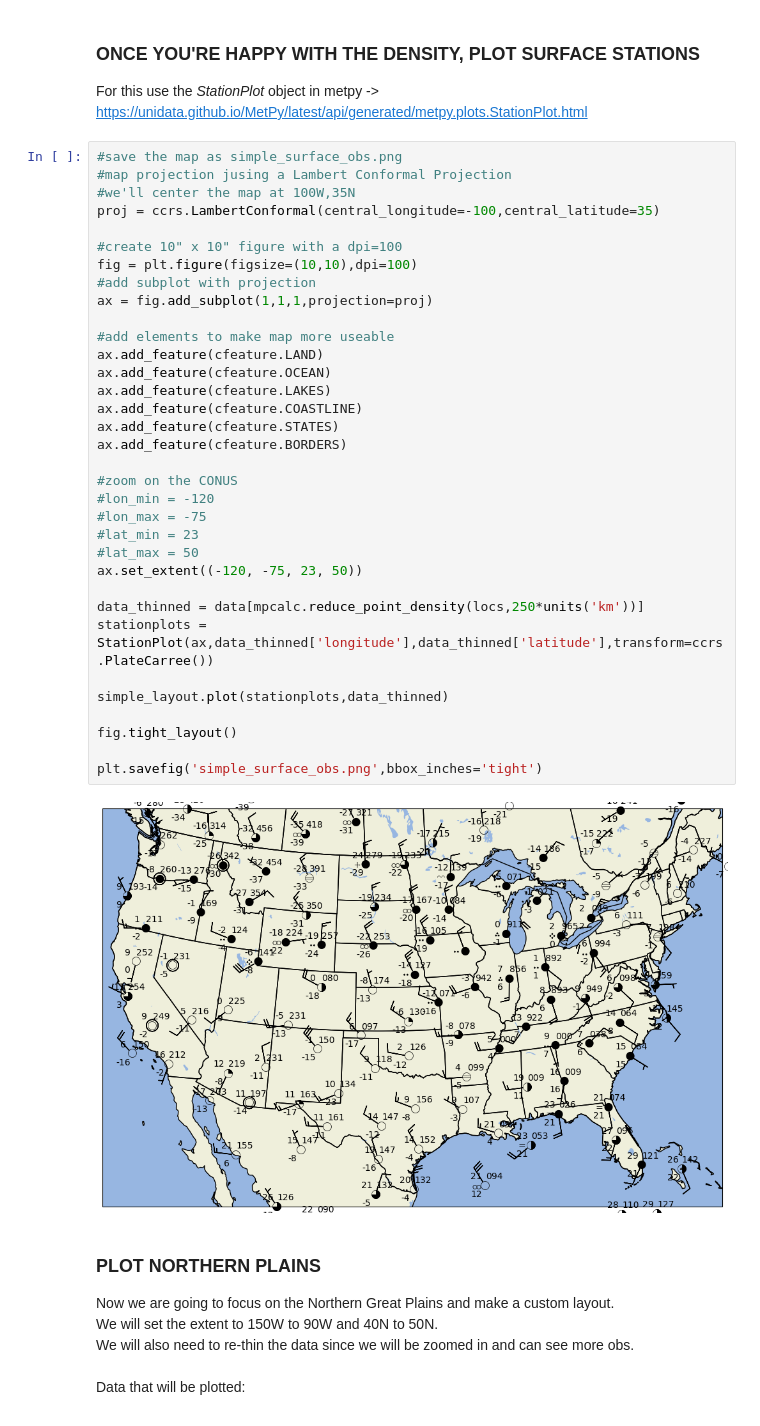
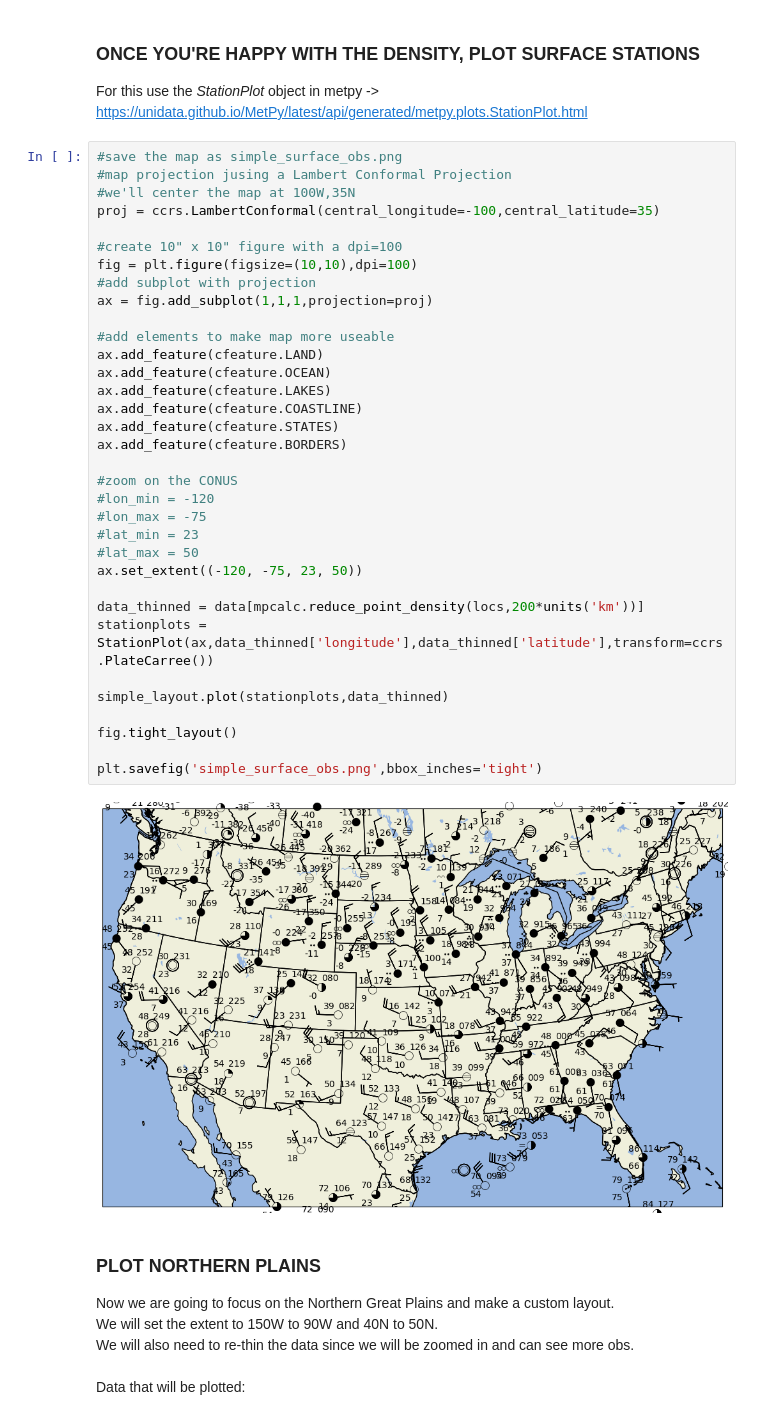
Before and after one commit to DevynKimball/ATSC_270, a Jupyter notebook: assignment_4/assignment_4.ipynb, the cells around one changed output. Cells and saved outputs as stored; diff of their text form.

```diff
--- a/assignment_4/assignment_4.ipynb
+++ b/assignment_4/assignment_4.ipynb
@@ -196,35 +216,35 @@ For this use the *StationPlot* object in metpy -> https://unidata.github.io/MetP
 proj = ccrs.LambertConformal(central_longitude=-100,central_latitude=35)
 
 #create 10" x 10" figure with a dpi=100
 fig = plt.figure(figsize=(10,10),dpi=100)
 #add subplot with projection
 ax = fig.add_subplot(1,1,1,projection=proj)
 
 #add elements to make map more useable
 ax.add_feature(cfeature.LAND)
 ax.add_feature(cfeature.OCEAN)
 ax.add_feature(cfeature.LAKES)
 ax.add_feature(cfeature.COASTLINE)
 ax.add_feature(cfeature.STATES)
 ax.add_feature(cfeature.BORDERS)
 
 #zoom on the CONUS
 #lon_min = -120
 #lon_max = -75
 #lat_min = 23
 #lat_max = 50
 ax.set_extent((-120, -75, 23, 50))
 
-data_thinned = data[mpcalc.reduce_point_density(locs,250*units('km'))]
+data_thinned = data[mpcalc.reduce_point_density(locs,200*units('km'))]
 stationplots = StationPlot(ax,data_thinned['longitude'],data_thinned['latitude'],transform=ccrs.PlateCarree())
 
 simple_layout.plot(stationplots,data_thinned)
 
 fig.tight_layout()
 
 plt.savefig('simple_surface_obs.png',bbox_inches='tight')
 # %% [output]
-[figure, old version]
+[figure, new version]
 # %% [markdown]
 ### PLOT NORTHERN PLAINS ###
 Now we are going to focus on the Northern Great Plains and make a custom layout.<br>
```
Also changed, not shown: parts of 4 cells of this notebook, 1 other file.
